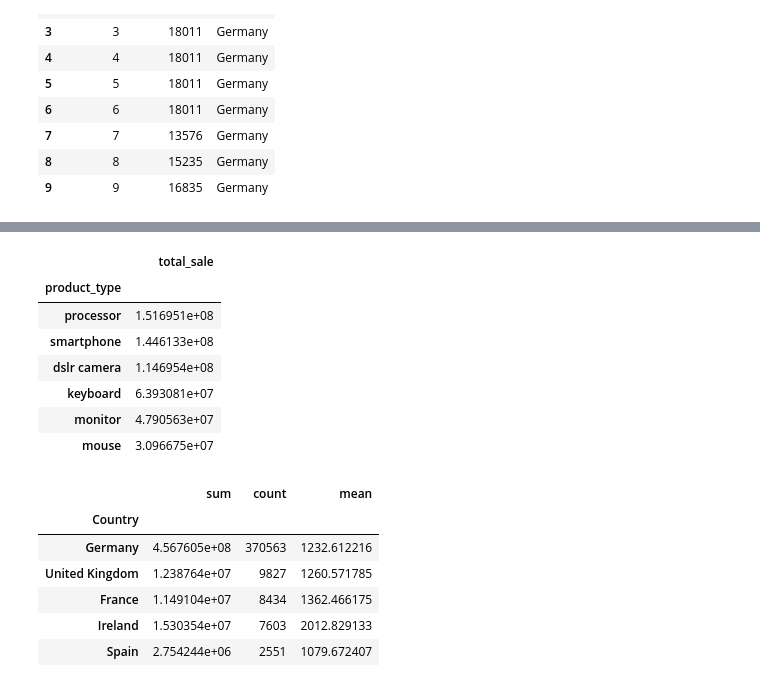
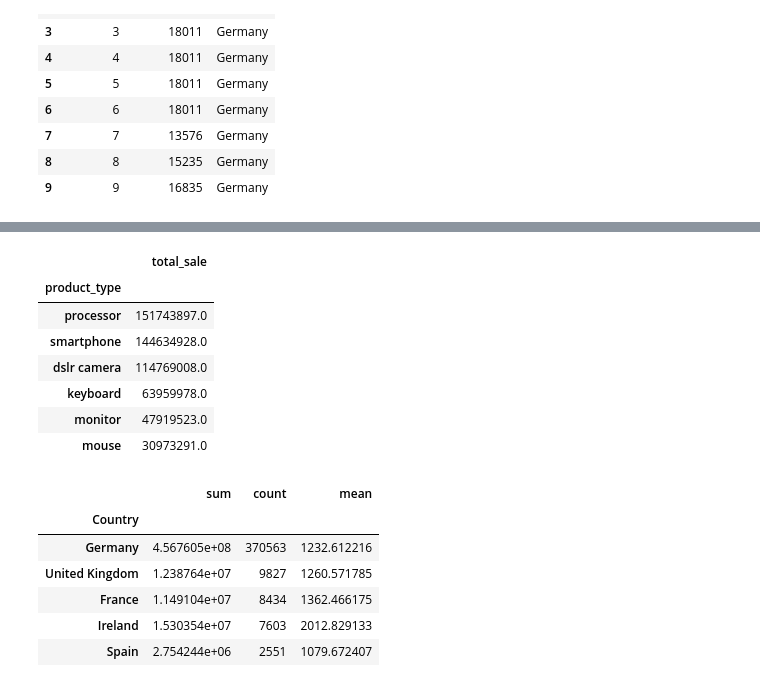
Before and after one commit to Jacopo-Spadon/E-Commerce, a Jupyter notebook: Ecom20too.ipynb, the cells around one changed output, grey strips where cells are left out. Saved outputs shown, nothing was run; the diff lists cells and outputs as text; code cells hidden in the pictures.

```diff
--- a/Ecom20too.ipynb
+++ b/Ecom20too.ipynb
@@ -198,8 +201,0 @@ memory usage: 35.6+ MB
-# %%
-# Data cleaning - checking and dropping missing values (Unknow country)
-
-indexNames = df[ df['Country'] == 'Unknown' ].index
-
-df_country=df.drop(df.loc[df['Country'] == 'Unknown'].index, inplace=True)
-
-df_country=pd.DataFrame(data=(df))
@@ -269,20 +267,20 @@ table_customer
 # %%
 # Pivot tabel per Category of Product
 
 table_product = pd.pivot_table(df_country, values='total_sale', index=[ 'product_type'],
                     aggfunc=np.sum,
                     observed=True)
 
 table_product=table_product.sort_values(by=['total_sale'], ascending=False)
 
-table_product
+table_product.sort_values(by=['total_sale'], ascending=False).round()
 # %% [output]
 |  | total_sale |
 | product_type |  |
-| processor | 1.516951e+08 |
-| smartphone | 1.446133e+08 |
-| dslr camera | 1.146954e+08 |
-| keyboard | 6.393081e+07 |
-| monitor | 4.790563e+07 |
-| mouse | 3.096675e+07 |
+| processor | 151743897.0 |
+| smartphone | 144634928.0 |
+| dslr camera | 114769008.0 |
+| keyboard | 63959978.0 |
+| monitor | 47919523.0 |
+| mouse | 30973291.0 |
 # %%
```
Also changed, not shown: parts of 7 cells of this notebook.
